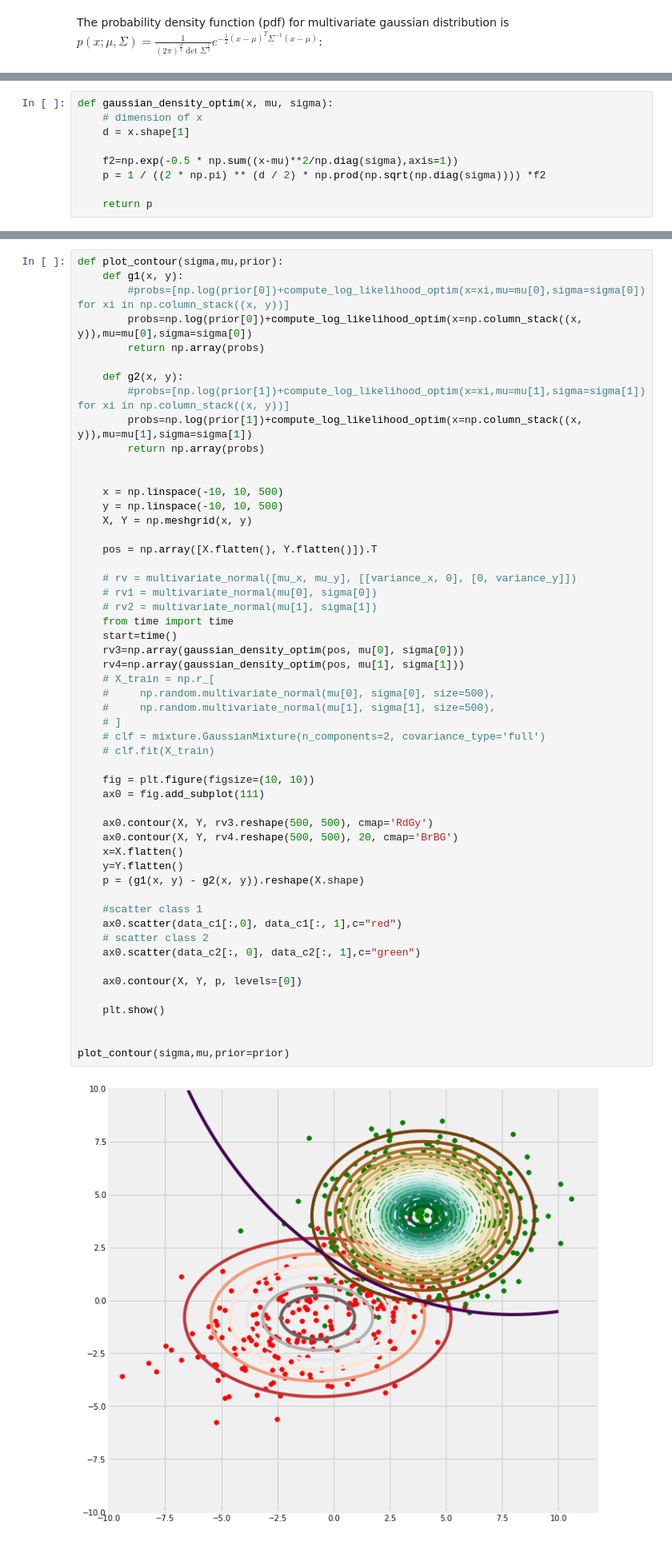
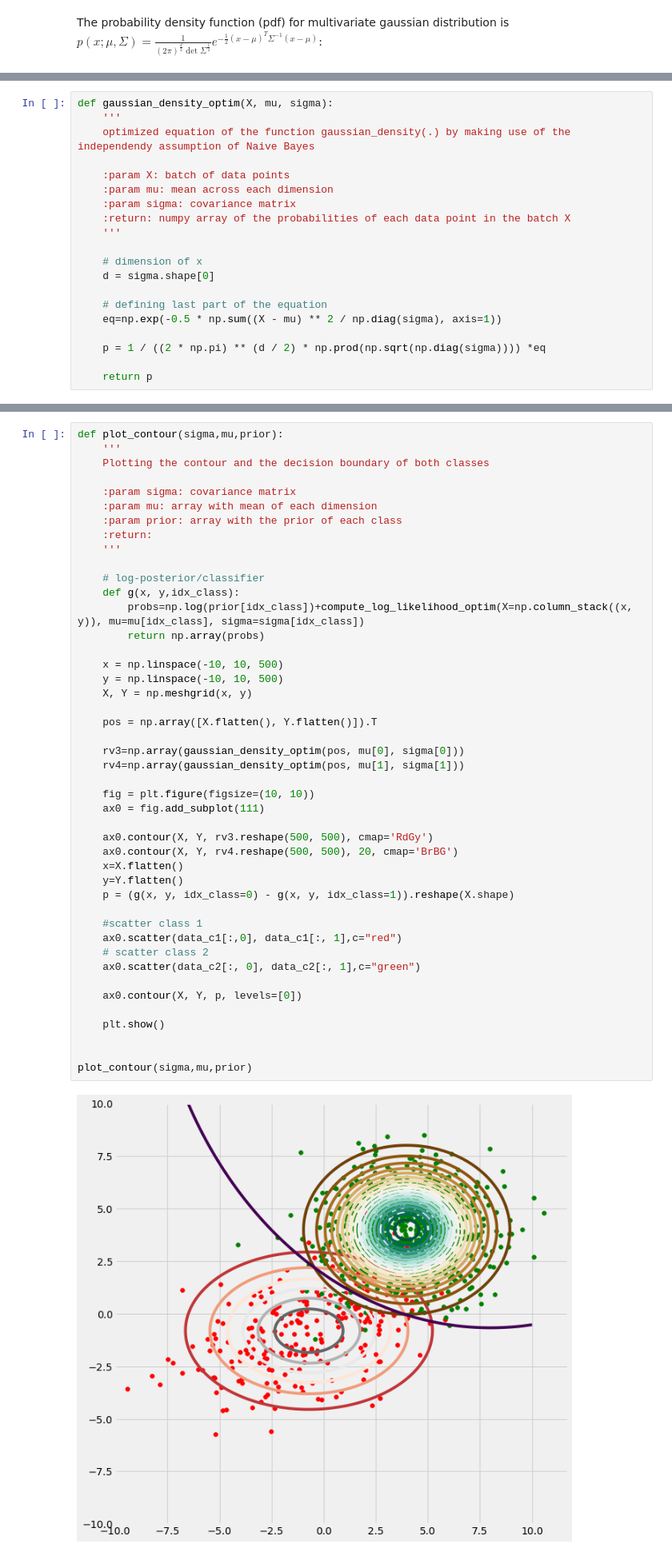
Before and after one commit to saoudh/Statistical-Machine-Learning, a Jupyter notebook: naive_bayes_w_gaussians.ipynb, the cells around one changed output, grey strips where cells are left out. Shown at 80% size. Drawn from its saved outputs; the diff is of its cells as text.

```diff
--- a/naive_bayes_w_gaussians.ipynb
+++ b/naive_bayes_w_gaussians.ipynb
@@ -111,11 +183,22 @@ The equation of the pdf for multivariate gaussian distribution shown before is e
 
 The equation we obtain after simplifying the former one is: $p(x;\mu,\Sigma)= \frac{1}{\sqrt{2\pi}\prod_i^d \sigma_{i}}e^{-\frac{1}{2}\sum_i^d\frac{(x_i-\mu_i)^2}{\sigma_i^2}}$ where $d$ is the dimension. The implementation looks like this:
 # %%
-def gaussian_density_optim(x, mu, sigma):
+def gaussian_density_optim(X, mu, sigma):
+    '''
+    optimized equation of the function gaussian_density(.) by making use of the independendy assumption of Naive Bayes
+
+    :param X: batch of data points
+    :param mu: mean across each dimension
+    :param sigma: covariance matrix
+    :return: numpy array of the probabilities of each data point in the batch X
+    '''
+
     # dimension of x
-    d = x.shape[1]
+    d = sigma.shape[0]
 
-    f2=np.exp(-0.5 * np.sum((x-mu)**2/np.diag(sigma),axis=1))
-    p = 1 / ((2 * np.pi) ** (d / 2) * np.prod(np.sqrt(np.diag(sigma)))) *f2
+    # defining last part of the equation
+    eq=np.exp(-0.5 * np.sum((X - mu) ** 2 / np.diag(sigma), axis=1))
+
+    p = 1 / ((2 * np.pi) ** (d / 2) * np.prod(np.sqrt(np.diag(sigma)))) *eq
 
     return p
@@ -124,58 +207,50 @@ Plotting of the contour. The decision border can be computed by subtracting the
 # %%
 def plot_contour(sigma,mu,prior):
-    def g1(x, y):
-        #probs=[np.log(prior[0])+compute_log_likelihood_optim(x=xi,mu=mu[0],sigma=sigma[0]) for xi in np.column_stack((x, y))]
-        probs=np.log(prior[0])+compute_log_likelihood_optim(x=np.column_stack((x, y)),mu=mu[0],sigma=sigma[0])
+    '''
+    Plotting the contour and the decision boundary of both classes
+
+    :param sigma: covariance matrix
+    :param mu: array with mean of each dimension
+    :param prior: array with the prior of each class
+    :return:
+    '''
+
+    # log-posterior/classifier
+    def g(x, y,idx_class):
+        probs=np.log(prior[idx_class])+compute_log_likelihood_optim(X=np.column_stack((x, y)), mu=mu[idx_class], sigma=sigma[idx_class])
         return np.array(probs)
-
-    def g2(x, y):
-        #probs=[np.log(prior[1])+compute_log_likelihood_optim(x=xi,mu=mu[1],sigma=sigma[1]) for xi in np.column_stack((x, y))]
-        probs=np.log(prior[1])+compute_log_likelihood_optim(x=np.column_stack((x, y)),mu=mu[1],sigma=sigma[1])
-        return np.array(probs)
-
 
     x = np.linspace(-10, 10, 500)
     y = np.linspace(-10, 10, 500)
     X, Y = np.meshgrid(x, y)
 
     pos = np.array([X.flatten(), Y.flatten()]).T
 
-    # rv = multivariate_normal([mu_x, mu_y], [[variance_x, 0], [0, variance_y]])
-    # rv1 = multivariate_normal(mu[0], sigma[0])
-    # rv2 = multivariate_normal(mu[1], sigma[1])
-    from time import time
-    start=time()
     rv3=np.array(gaussian_density_optim(pos, mu[0], sigma[0]))
     rv4=np.array(gaussian_density_optim(pos, mu[1], sigma[1]))
-    # X_train = np.r_[
-    #     np.random.multivariate_normal(mu[0], sigma[0], size=500),
-    #     np.random.multivariate_normal(mu[1], sigma[1], size=500),
-    # ]
-    # clf = mixture.GaussianMixture(n_components=2, covariance_type='full')
-    # clf.fit(X_train)
 
     fig = plt.figure(figsize=(10, 10))
     ax0 = fig.add_subplot(111)
 
     ax0.contour(X, Y, rv3.reshape(500, 500), cmap='RdGy')
     ax0.contour(X, Y, rv4.reshape(500, 500), 20, cmap='BrBG')
     x=X.flatten()
     y=Y.flatten()
-    p = (g1(x, y) - g2(x, y)).reshape(X.shape)
+    p = (g(x, y, idx_class=0) - g(x, y, idx_class=1)).reshape(X.shape)
 
     #scatter class 1
     ax0.scatter(data_c1[:,0], data_c1[:, 1],c="red")
     # scatter class 2
     ax0.scatter(data_c2[:, 0], data_c2[:, 1],c="green")
 
     ax0.contour(X, Y, p, levels=[0])
 
     plt.show()
 
 
-plot_contour(sigma,mu,prior=prior)
+plot_contour(sigma,mu,prior)
 # %% [output]
-[figure, old version]
+[figure, new version]
 # %% [markdown]
 Plotting the surface for class 1:
 # %%
```
Also changed, not shown: parts of 19 cells of this notebook, 2 other files.
